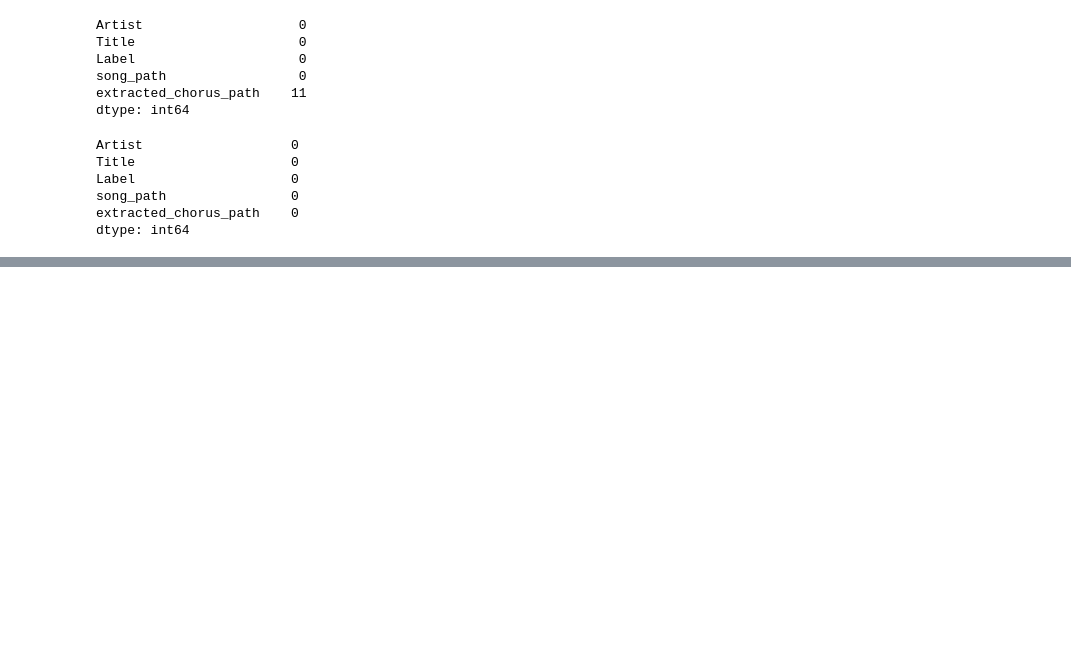
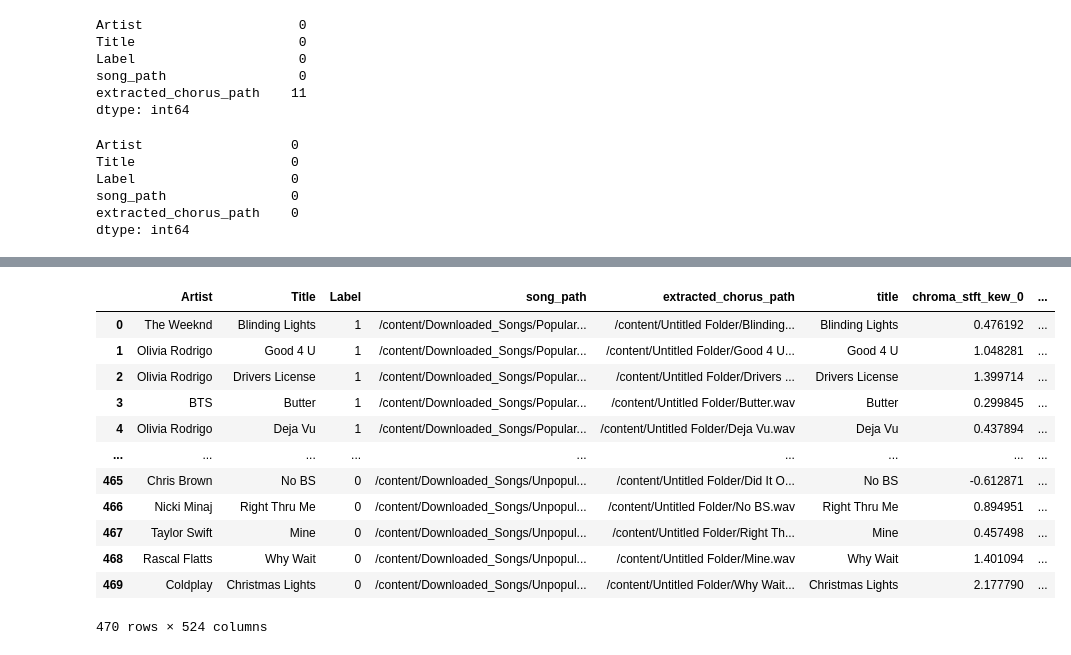
Before and after one commit to Nourhan-Adell/Data_Science_Projects, a Jupyter notebook: Billboard_Hit_Songs_Project/Extract_Chorus.ipynb, the cells around one changed output, grey strips where cells are left out. Saved outputs shown, nothing was run; the diff lists cells and outputs as text; code cells hidden in the pictures; blank space fills up the shorter version.

```diff
--- a/Billboard_Hit_Songs_Project/Extract_Chorus.ipynb
+++ b/Billboard_Hit_Songs_Project/Extract_Chorus.ipynb
@@ -153,0 +175,6 @@ data1.to_csv('extracted_chorus.csv', index=False)
+# %%
+#load dataset
+import os
+data = pd.read_csv('extracted_chorus.csv')
+df = data.copy()
+df
@@ -153,0 +195,4 @@ data1.to_csv('extracted_chorus.csv', index=False)
+# %%
+paths = list(df['extracted_chorus_path']) # list for extracted chorus paths
+titles = list(df['Title']) # list of song titles
+data = [] # list to contain extracted audio features
@@ -153,0 +276,9 @@ data1.to_csv('extracted_chorus.csv', index=False)
+# %%
+# extract audio freatures for all songs chosuses/Hook
+i = 0
+while i < len(paths):
+    audio_path = paths[i]
+    d, cols = extract_features(audio_path, titles[i])
+    data.append(d)
+    print(f'The {i} song Done...')
+    i += 1
@@ -153,0 +303,3 @@ data1.to_csv('extracted_chorus.csv', index=False)
+# %%
+newData = pd.DataFrame(data, columns=cols) # create dataframe for new extracted audio features
+newData
@@ -153,0 +336,17 @@ data1.to_csv('extracted_chorus.csv', index=False)
+# %%
+final_data = df.join(newData) # join both datasets of same number of rows
+final_data
+# %% [output]
+|  | Artist | Title | Label | song_path | extracted_chorus_path | title | chroma_stft_kew_0 | ... |
+| 0 | The Weeknd | Blinding Lights | 1 | /content/Downloaded_Songs/Popular... | /content/Untitled Folder/Blinding... | Blinding Lights | 0.476192 | ... |
+| 1 | Olivia Rodrigo | Good 4 U | 1 | /content/Downloaded_Songs/Popular... | /content/Untitled Folder/Good 4 U... | Good 4 U | 1.048281 | ... |
+| 2 | Olivia Rodrigo | Drivers License | 1 | /content/Downloaded_Songs/Popular... | /content/Untitled Folder/Drivers ... | Drivers License | 1.399714 | ... |
+| 3 | BTS | Butter | 1 | /content/Downloaded_Songs/Popular... | /content/Untitled Folder/Butter.wav | Butter | 0.299845 | ... |
+| 4 | Olivia Rodrigo | Deja Vu | 1 | /content/Downloaded_Songs/Popular... | /content/Untitled Folder/Deja Vu.wav | Deja Vu | 0.437894 | ... |
+| ... | ... | ... | ... | ... | ... | ... | ... | ... |
+| 465 | Chris Brown | No BS | 0 | /content/Downloaded_Songs/Unpopul... | /content/Untitled Folder/Did It O... | No BS | -0.612871 | ... |
+| 466 | Nicki Minaj | Right Thru Me | 0 | /content/Downloaded_Songs/Unpopul... | /content/Untitled Folder/No BS.wav | Right Thru Me | 0.894951 | ... |
+| 467 | Taylor Swift | Mine | 0 | /content/Downloaded_Songs/Unpopul... | /content/Untitled Folder/Right Th... | Mine | 0.457498 | ... |
+| 468 | Rascal Flatts | Why Wait | 0 | /content/Downloaded_Songs/Unpopul... | /content/Untitled Folder/Mine.wav | Why Wait | 1.401094 | ... |
+| 469 | Coldplay | Christmas Lights | 0 | /content/Downloaded_Songs/Unpopul... | /content/Untitled Folder/Why Wait... | Christmas Lights | 2.177790 | ... |
+470 rows × 524 columns
```
Also changed, not shown: parts of 12 cells of this notebook.
